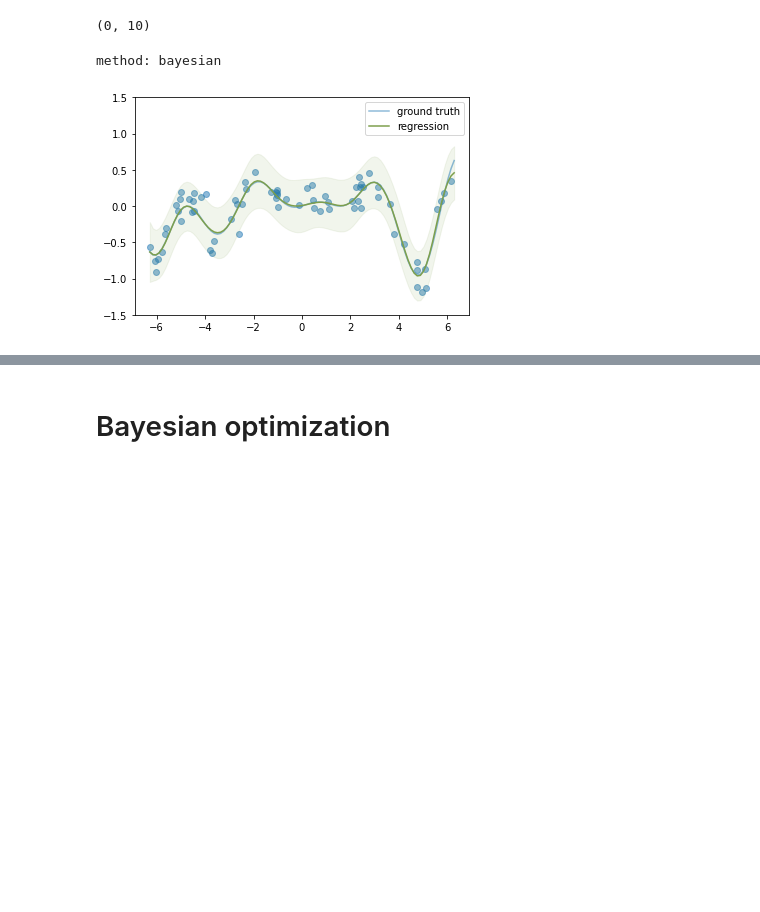
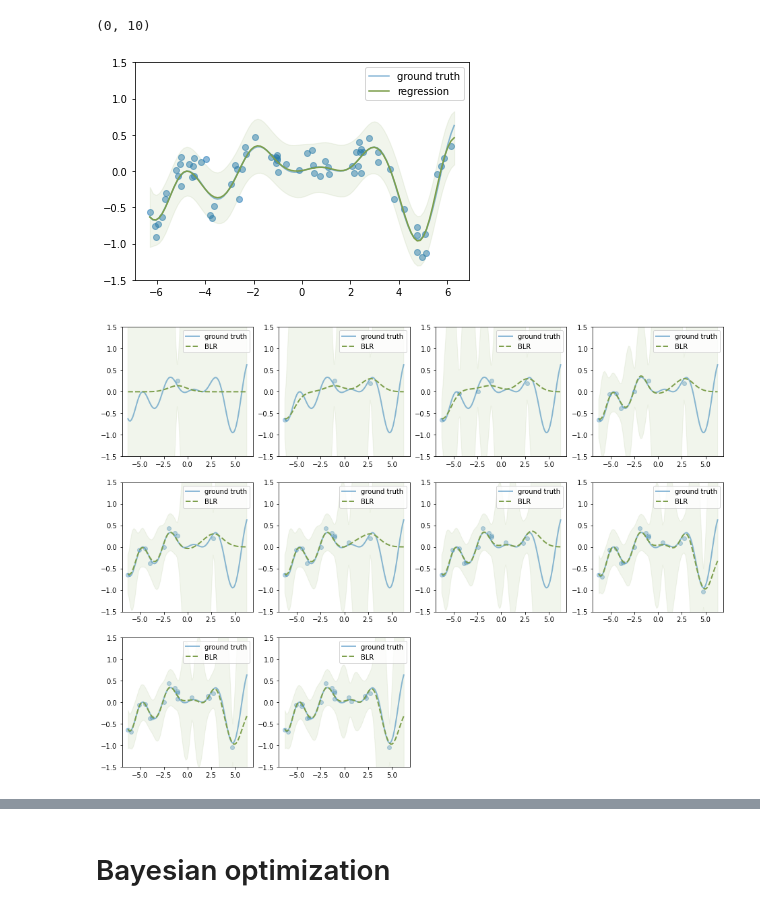
Before and after one commit to h16ki/ising, a Jupyter notebook: src/bayes.ipynb, the cells around one changed output, grey strips where cells are left out. Saved outputs shown, nothing was run; the diff lists cells and outputs as text; code cells hidden in the pictures; blank space fills up the shorter version.

Commit message:
gp regression

```diff
--- a/src/bayes.ipynb
+++ b/src/bayes.ipynb
@@ -468,7 +468,6 @@ class LinearRegression():
 
 
 if __name__ == '__main__':
-    import scipy as sp
 
     np.random.seed(seed=1)
     # x = 2*np.pi*np.linspace(-1, 1)
@@ -480,6 +479,7 @@ if __name__ == '__main__':
 
     train = Train(targets=y, inputs=x)
 
+    inference = Inference("bayesian", train=train)
     inference.likelihood.model = 'gaussian'
     inference.likelihood.param = {"mean": 0, "cov": 10}
 
@@ -505,8 +505,50 @@ if __name__ == '__main__':
     plt.legend()
     plt.show()
 # %% [output]
-method: bayesian
 [figure]
+# %%
+np.random.seed(seed=1)
+N = 20
+train_x = 2.0 * np.pi * (2*np.random.rand(N)-1)
+noise = np.random.normal(0, 0.1, N)
+target = lambda x: 0.1 * x * (np.sin(x) + np.cos(2*x))
+fig = plt.figure(figsize=(16,12))
+
+for n in range(1, N//2 + 1):
+    ax = fig.add_subplot(3, 4, n)
+    x = train_x[:2*n-1]
+    y = target(x)
+    ax.scatter(x, y+noise[:2*n-1], alpha=0.3)
+
+    train = Train(targets=y, inputs=x)
+    inference = Inference("bayesian", train=train)
+    inference.likelihood.model = 'gaussian'
+    inference.likelihood.param = {"mean": 0, "cov": 10}
+
+    inference.prior_distribution.model = 'gaussian'
+    inference.prior_distribution.param = {"mean": 0, "cov": 1}
+
+    # inference.features = [lambda x: 1, lambda x: x, lambda x: x**2, lambda x: np.sin(x), lambda x: np.cos(x)]
+    inference.features = [ (lambda n: lambda x: 5*np.exp(-(x-n)**2))(n) for n in range(-7,7) ]
+    # print(f"design matrix:\n {inference.design_matrix}")
+
+    rg = LinearRegression(inference=inference)
+    x = 2.0 * np.pi * np.linspace(-1, 1, 100)
+    # y = rg.regression(x)
+    y, var = rg.regression(x)
+
+    ax.plot(x, fn(x), alpha=0.5, label="ground truth", linewidth=2)
+
+    ax.plot(x, y, label="BLR", c="#7d9f4c", linestyle="--", linewidth=2)
+    # plt.plot(x, y + np.sqrt(var), alpha=0.5)
+    # plt.plot(x, y - np.sqrt(var), alpha=0.5)
+    ax.fill_between(x, y + np.sqrt(var), y - np.sqrt(var), alpha=0.1, color="#7d9f4c")
+    ax.set_ylim(-1.5, 1.5)
+    ax.legend()
+
+plt.show()
+# %% [output]
+[figure, added]
 # %% [markdown]
 # Gaussian process
 
```
Also changed, not shown: parts of 6 cells of this notebook.
